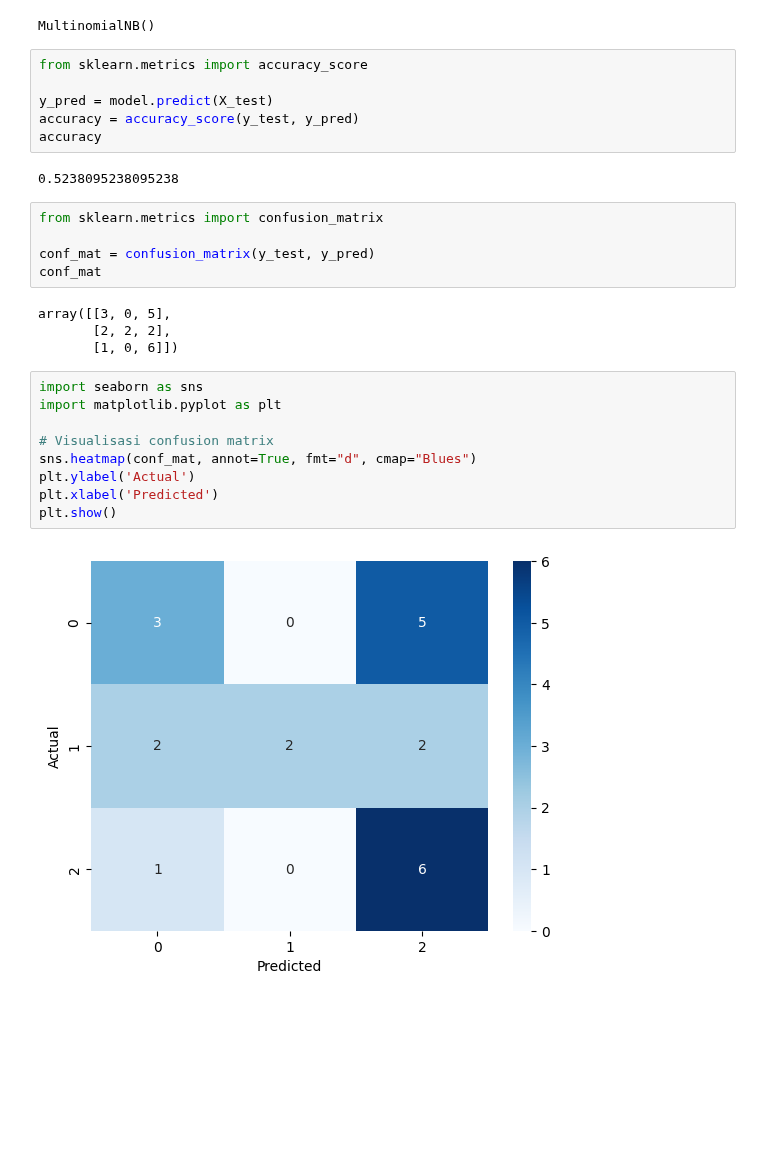
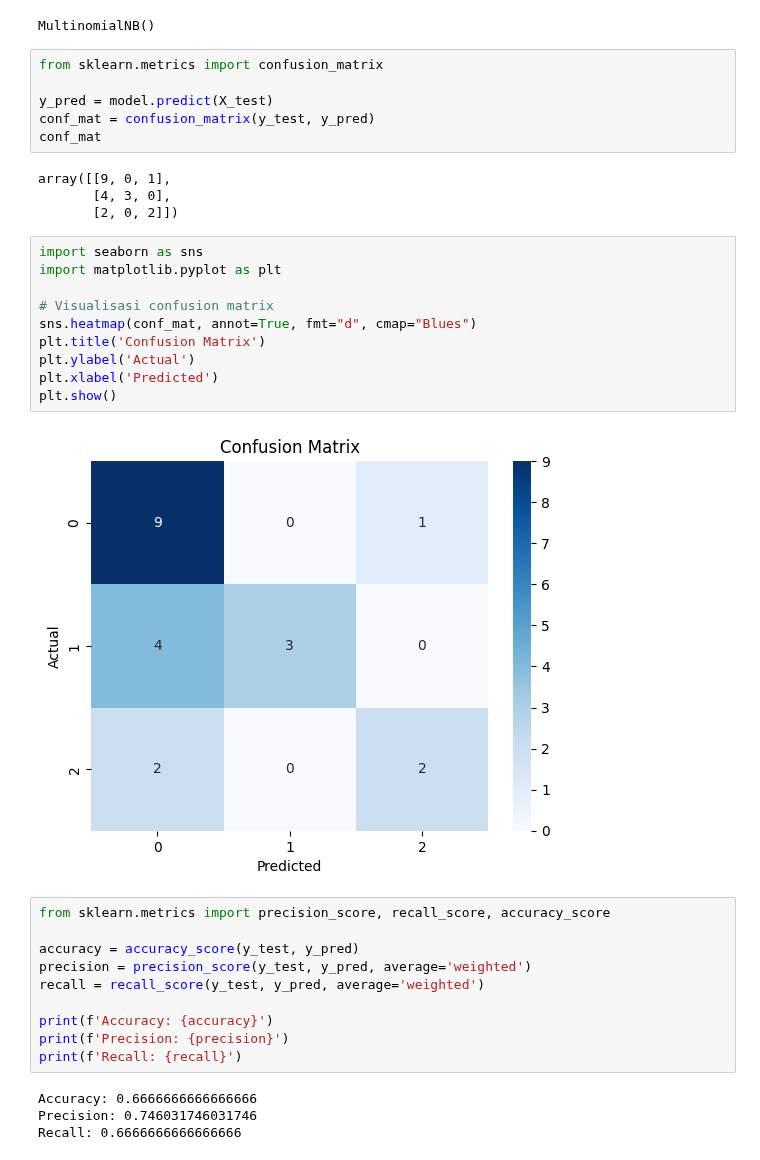
Before and after one commit to naufal-yafi/text-mining-nb.model, a Jupyter notebook: src/text-mining.ipynb, the cells around one changed output. Cells and saved outputs as stored; diff of their text form; blank space fills up the shorter version.

```diff
--- a/src/text-mining.ipynb
+++ b/src/text-mining.ipynb
@@ -76,31 +76,39 @@ model.fit(X_train, y_train)
 # %% [output]
 MultinomialNB()
 # %%
-from sklearn.metrics import accuracy_score
+from sklearn.metrics import confusion_matrix
 
 y_pred = model.predict(X_test)
-accuracy = accuracy_score(y_test, y_pred)
-accuracy
+conf_mat = confusion_matrix(y_test, y_pred)
+conf_mat
 # %% [output]
-0.5238095238095238
+array([[9, 0, 1],
+       [4, 3, 0],
+       [2, 0, 2]])
-# %%
-from sklearn.metrics import confusion_matrix
-
-conf_mat = confusion_matrix(y_test, y_pred)
-conf_mat
-# %% [output]
-array([[3, 0, 5],
-       [2, 2, 2],
-       [1, 0, 6]])
 # %%
 import seaborn as sns
 import matplotlib.pyplot as plt
 
 # Visualisasi confusion matrix
 sns.heatmap(conf_mat, annot=True, fmt="d", cmap="Blues")
+plt.title('Confusion Matrix')
 plt.ylabel('Actual')
 plt.xlabel('Predicted')
 plt.show()
 # %% [output]
-[figure, old version]
+[figure, new version]
+# %%
+from sklearn.metrics import precision_score, recall_score, accuracy_score
+
+accuracy = accuracy_score(y_test, y_pred)
+precision = precision_score(y_test, y_pred, average='weighted')
+recall = recall_score(y_test, y_pred, average='weighted')
+
+print(f'Accuracy: {accuracy}')
+print(f'Precision: {precision}')
+print(f'Recall: {recall}')
+# %% [output]
+Accuracy: 0.6666666666666666
+Precision: 0.746031746031746
+Recall: 0.6666666666666666
 # %%
```
Also changed, not shown: parts of 6 cells of this notebook, 13 other files.
